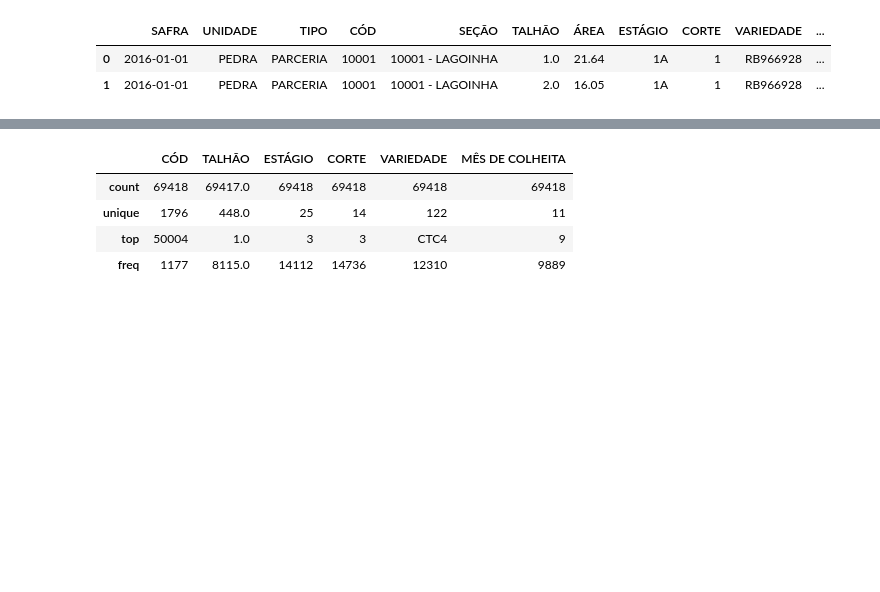
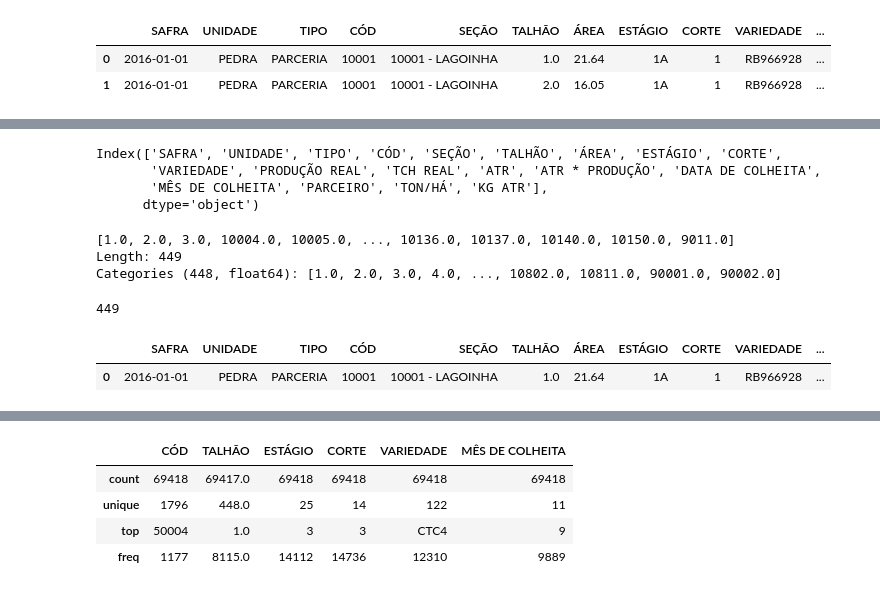
Before and after one commit to fernandovieira1/Analise-Dados-Cana, a Jupyter notebook: analise_cana.ipynb, the cells around one changed output, grey strips where cells are left out. Drawn from its saved outputs; the diff is of its cells as text; code cells hidden in the pictures; blank space fills up the shorter version.

```diff
--- a/analise_cana.ipynb
+++ b/analise_cana.ipynb
@@ -89,3 +89,20 @@ df.tail(2)
 |  | SAFRA | UNIDADE | TIPO | CÓD | SEÇÃO | TALHÃO | ÁREA | ESTÁGIO | CORTE | VARIEDADE | ... |
 | 69416 | 2023-01-01 | CEDRO | PARCERIA | 71012 | 71012 - NOSSA SENHORA APARECIDA 2 | 7.0 | 23.02 | 1I | 1 | CTC4 | ... |
 | 69417 | 2023-01-01 | CEDRO | PARCERIA | 71012 | 71012 - NOSSA SENHORA APARECIDA 2 | 8.0 | 13.75 | 1I | 1 | CTC4 | ... |
+# %%
+df.columns
+# %% [output]
+Index(['SAFRA', 'UNIDADE', 'TIPO', 'CÓD', 'SEÇÃO', 'TALHÃO', 'ÁREA', 'ESTÁGIO', 'CORTE',
+       'VARIEDADE', 'PRODUÇÃO REAL', 'TCH REAL', 'ATR', 'ATR * PRODUÇÃO', 'DATA DE COLHEITA',
+       'MÊS DE COLHEITA', 'PARCEIRO', 'TON/HÁ', 'KG ATR'],
+      dtype='object')
+# %%
+df['TALHÃO'].unique()
+# %% [output]
+[1.0, 2.0, 3.0, 10004.0, 10005.0, ..., 10136.0, 10137.0, 10140.0, 10150.0, 9011.0]
+Length: 449
+Categories (448, float64): [1.0, 2.0, 3.0, 4.0, ..., 10802.0, 10811.0, 90001.0, 90002.0]
+# %%
+len(df['TALHÃO'].unique())
+# %% [output]
+449
@@ -92,3 +131,8 @@ df.tail(2)
+# %%
+df.head(1)
+# %% [output]
+|  | SAFRA | UNIDADE | TIPO | CÓD | SEÇÃO | TALHÃO | ÁREA | ESTÁGIO | CORTE | VARIEDADE | ... |
+| 0 | 2016-01-01 | PEDRA | PARCERIA | 10001 | 10001 - LAGOINHA | 1.0 | 21.64 | 1A | 1 | RB966928 | ... |
 # %%
 df.describe()
 # %% [output]
```
Also changed, not shown: parts of 1 cell of this notebook.
